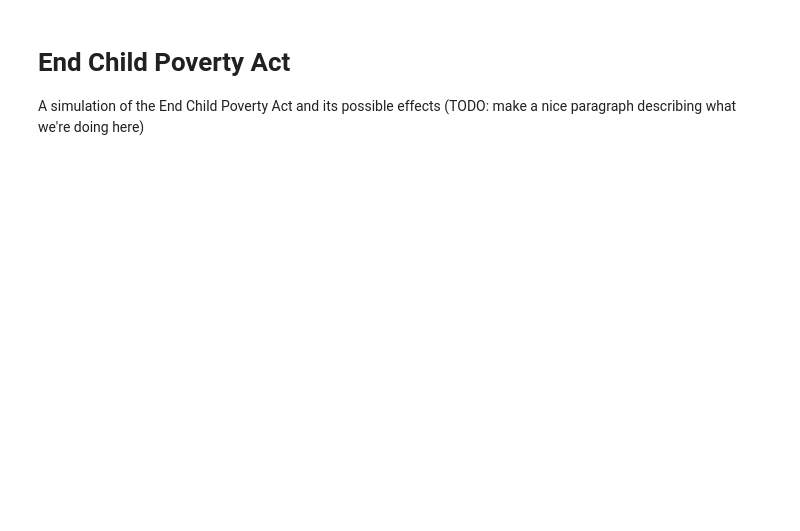
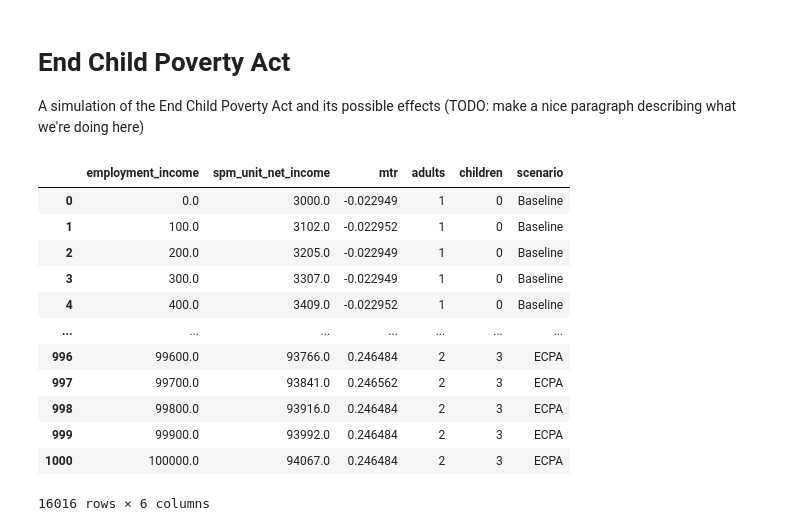
Before and after one commit to UBICenter/end-child-poverty-act, a Jupyter notebook: website/post.ipynb, the cells around one changed output. Drawn from its saved outputs; the diff is of its cells as text; code cells hidden in the pictures; blank space fills up the shorter version.

```diff
--- a/website/post.ipynb
+++ b/website/post.ipynb
@@ -109,0 +102,34 @@ px.line(df, x="employment_income", y=["net_income_baseline", "net_income_ecpa"])
+# %%
+import pandas as pd
+
+l = []
+for adults in range(1, 3):
+    for children in range(0, 4):
+        for reform in [None, add_ecpa]:
+            l.append(make_tax(adults, children, reform))
+
+df = pd.concat(l)
+
+LABELS = dict(
+    employment_income="Employment income",
+    spm_unit_net_income="Net income",
+    mtr="Marginal tax rate",
+    adults="Adults",
+    children="Children",
+    scenario="Scenario"
+)
+df
+# %% [output]
+|  | employment_income | spm_unit_net_income | mtr | adults | children | scenario |
+| 0 | 0.0 | 3000.0 | -0.022949 | 1 | 0 | Baseline |
+| 1 | 100.0 | 3102.0 | -0.022952 | 1 | 0 | Baseline |
+| 2 | 200.0 | 3205.0 | -0.022949 | 1 | 0 | Baseline |
+| 3 | 300.0 | 3307.0 | -0.022949 | 1 | 0 | Baseline |
+| 4 | 400.0 | 3409.0 | -0.022952 | 1 | 0 | Baseline |
+| ... | ... | ... | ... | ... | ... | ... |
+| 996 | 99600.0 | 93766.0 | 0.246484 | 2 | 3 | ECPA |
+| 997 | 99700.0 | 93841.0 | 0.246562 | 2 | 3 | ECPA |
+| 998 | 99800.0 | 93916.0 | 0.246484 | 2 | 3 | ECPA |
+| 999 | 99900.0 | 93992.0 | 0.246484 | 2 | 3 | ECPA |
+| 1000 | 100000.0 | 94067.0 | 0.246484 | 2 | 3 | ECPA |
+16016 rows × 6 columns
```
Also changed, not shown: parts of 9 cells of this notebook.
